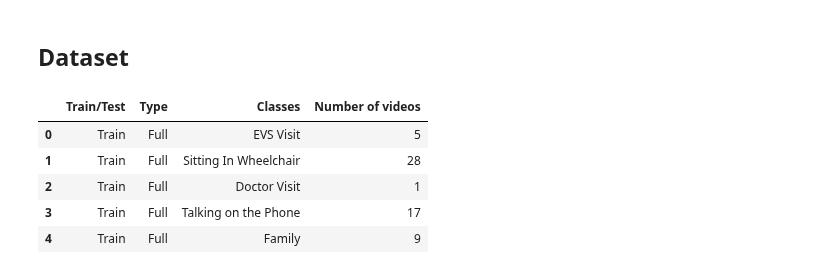
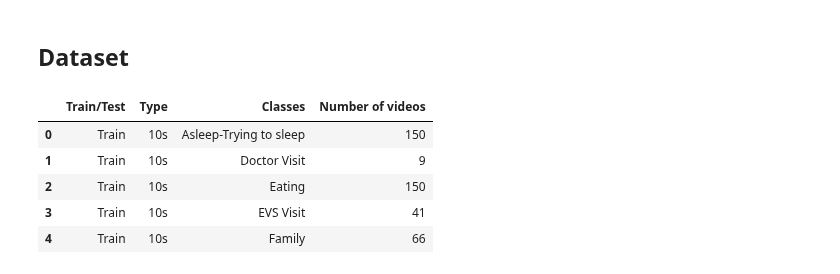
Before and after one commit to AI-For-Wearables-PAM/activity-recog, a Jupyter notebook: utilities/plot-performance.ipynb, the cells around one changed output. Cells and saved outputs as stored; diff of their text form; code cells hidden in the pictures.

```diff
--- a/utilities/plot-performance.ipynb
+++ b/utilities/plot-performance.ipynb
@@ -280,50 +280,52 @@ def get_num_vids(path):
 # %%
 import itertools
 
-train_full_path = '../downloads/old_clips/full_res/test'
-test_full_path = '../downloads/old_clips/full_res/train'
+# train_full_path = '../downloads/old_clips/full_res/test'
+# test_full_path = '../downloads/old_clips/full_res/train'
 train_10s_path = '../downloads/fr_10s/train_fr_10s'
 test_10s_path = '../downloads/fr_10s/test_fr_10s'
 
-datasets = [train_full_path, test_full_path, train_10s_path, test_10s_path]
+# datasets = [train_full_path, test_full_path, train_10s_path, test_10s_path]
+datasets = [train_10s_path, test_10s_path]
 
 train_test = []
 type_dataset = []
 classes = []
 num_vids = []
 
 for d in enumerate(datasets):
     idx = d[0]
     path = d[1]
     cla, num = get_num_vids(path)
     classes.append(cla)
     num_vids.append(num)
     # print(cla, num)
 
     for n in num:
         if idx % 2 == 0:
             train_test.append("Train")
         else:
             train_test.append("Test")
 
-        if idx >= 2:
-            type_dataset.append("10s")
-        else:
-            type_dataset.append("Full")
+        type_dataset.append("10s")
+        # if idx >= 2:
+        #     type_dataset.append("10s")
+        # else:
+        #     type_dataset.append("Full")
 
 classes = list(itertools.chain.from_iterable(classes))
 num_vids = list(itertools.chain.from_iterable(num_vids))
 
 data = {"Train/Test":train_test, "Type": type_dataset, "Classes": classes, "Number of videos": num_vids}
 
 dataset_info = pd.DataFrame(data)
-data_csv = './dataset-info.csv'
+data_csv = './10s-dataset-info.csv'
 dataset_info.to_csv(data_csv, index=False)
 dataset_info.head()
 # %% [output]
 |  | Train/Test | Type | Classes | Number of videos |
-| 0 | Train | Full | EVS Visit | 5 |
-| 1 | Train | Full | Sitting In Wheelchair | 28 |
-| 2 | Train | Full | Doctor Visit | 1 |
-| 3 | Train | Full | Talking on the Phone | 17 |
-| 4 | Train | Full | Family | 9 |
+| 0 | Train | 10s | Asleep-Trying to sleep | 150 |
+| 1 | Train | 10s | Doctor Visit | 9 |
+| 2 | Train | 10s | Eating | 150 |
+| 3 | Train | 10s | EVS Visit | 41 |
+| 4 | Train | 10s | Family | 66 |
```
Also changed, not shown: parts of 3 cells of this notebook, 10 other files.
